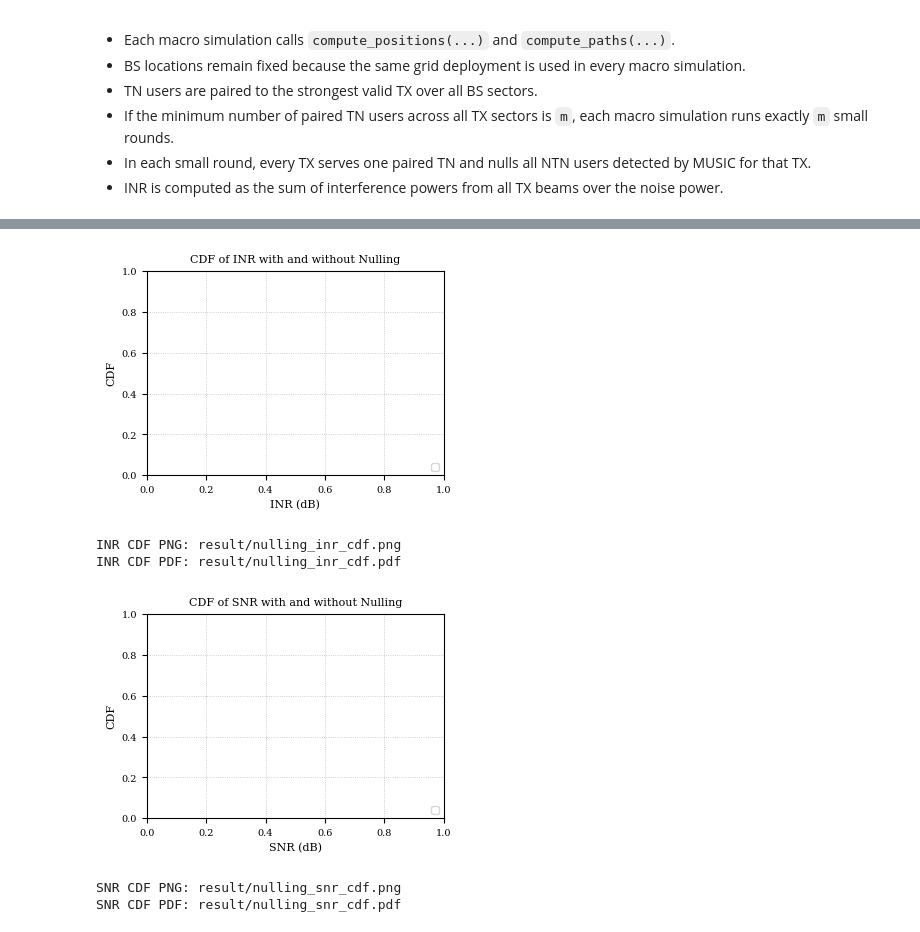
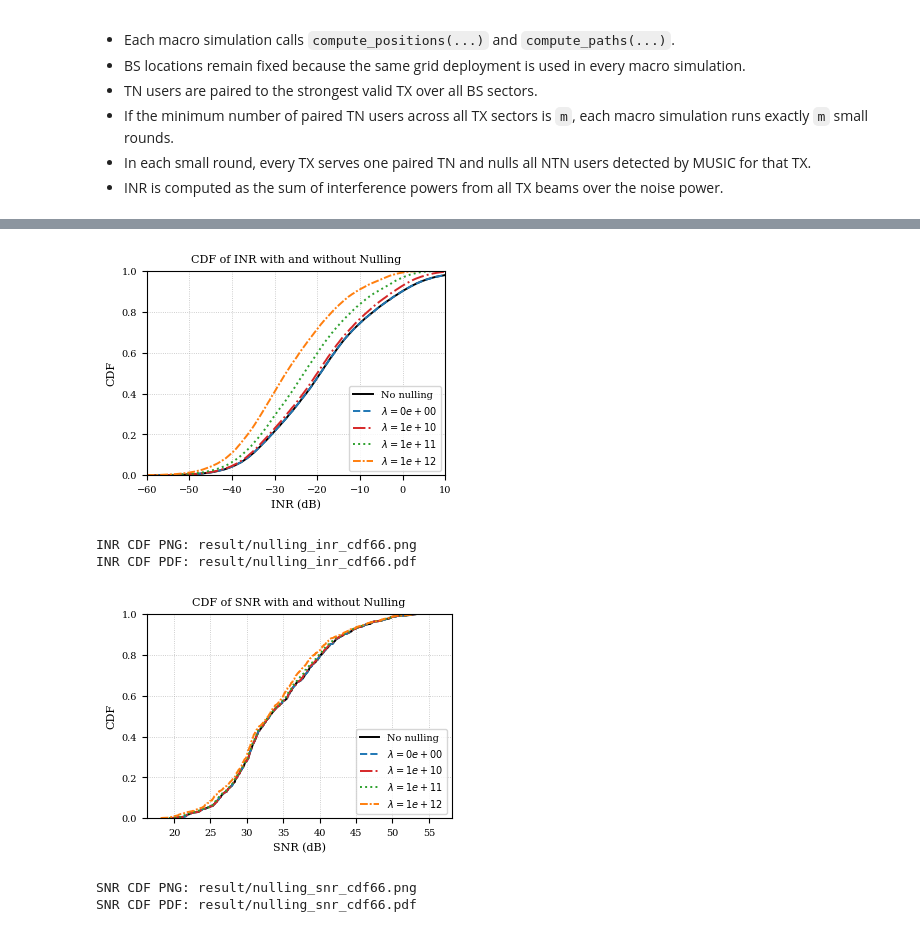
Before and after one commit to Shizhen-Jia/NTN-NULLING-NONCOH, a Jupyter notebook: Nulling_CDF.ipynb, the cells around one changed output, grey strips where cells are left out. Saved outputs shown, nothing was run; the diff lists cells and outputs as text; code cells hidden in the pictures.

```diff
--- a/Nulling_CDF.ipynb
+++ b/Nulling_CDF.ipynb
@@ -19,5 +19,6 @@ from SceneConfigSionna2 import SceneConfigSionna
 # %%
-scene = load_scene("blender_scene_big/10km_times_10km/10km_times_10km.xml")
+# scene = load_scene("blender_scene_big/10km_times_10km/10km_times_10km.xml")
+scene = load_scene("/workspace/shizhen/NTN-Nulling/Denver_Scene/Boulder/Boulder.xml")
 SceneConfig = SceneConfigSionna(scene)
 SceneConfig.build_coverage_map(grid_size=10, show_xy=True, plot=False)
 # %% [output]
@@ -27,16 +28,21 @@ y range: [-5047.131, 5042.869]
 ## Simulation Parameters
 # %%
 # Geometry and deployment
-ntn_rx = 200
+ntn_rx = 300
 tn_rx = 300
-bs_row = 3
-bs_col = 3
+bs_row = 1
+bs_col = 1
 nbs = bs_row * bs_col
 nsect = 3
 
-# Satellite direction used by compute_positions in every macro simulation
-azimuth = float(np.random.uniform(0.0, 360.0))
-elevation = float(np.random.uniform(35.0, 90.0))
+# Satellite sampling configuration for Monte Carlo
+satellite_resample_per_macro = True
+satellite_azimuth_range_deg = (0.0, 360.0)
+satellite_elevation_range_deg = (35.0, 90.0)
+
+# Fallback values used only when per-macro resampling is disabled
+azimuth = float(satellite_azimuth_range_deg[0])
+elevation = float(satellite_elevation_range_deg[0])
 
 # Carrier and array configuration
 fc = 9.99e9
@@ -65,6 +71,11 @@ print(
     f"TX sector orientation: yaw_offset={tx_sector_yaw_offset_deg:.1f} deg, "
     f"head_down={tx_head_down_deg:.1f} deg, roll={tx_sector_roll_deg:.1f} deg"
 )
-print(f"Satellite azimuth={azimuth:.2f} deg, elevation={elevation:.2f} deg")
+print(
+    "Satellite sampling: "
+    f"per_macro={satellite_resample_per_macro}, "
+    f"azimuth_range={satellite_azimuth_range_deg}, "
+    f"elevation_range={satellite_elevation_range_deg}"
+)
 # %% [output]
 TX sector orientation: yaw_offset=0.0 deg, head_down=5.0 deg, roll=0.0 deg
@@ -73,7 +84,7 @@ Satellite azimuth=253.09 deg, elevation=80.09 deg
 # Noise, thresholds, and MUSIC setup
 EkT = -174
 B = 100e6
-Tx_power_dbm = 30
+Tx_power_dbm = 40
 Tx_power = 10 ** ((Tx_power_dbm - 30) / 10)
 Tx_power_handheld_dbm = 23
 Tx_power_handheld = 10 ** ((Tx_power_handheld_dbm - 30) / 10)
@@ -169,8 +180,8 @@ compute_positions_kwargs_mc = dict(
     centerBS=False,
     bs_grid=(bs_row, bs_col),
     bs_boundary=1500,
-    # tn_building_ratio=0.6,
-    tn_building_ratio="sector ",
+    tn_building_ratio=0.6,
+    # tn_building_ratio="sector ",
     tn_distance=400,
     ntn_building_ratio=0.6,
     plot_grid=plot_layout_on_first_sim,
@@ -242,6 +253,9 @@ nulling_cdf_results = ncu.run_nulling_cdf_experiment(
     theta_display_mode=theta_display_mode,
     plot_first_sim_only=plot_layout_on_first_sim,
     show_progress=show_progress,
+    resample_satellite_per_macro=satellite_resample_per_macro,
+    satellite_azimuth_range_deg=satellite_azimuth_range_deg,
+    satellite_elevation_range_deg=satellite_elevation_range_deg,
 )
 
 metrics_path = ncu.save_experiment_metrics(
@@ -254,6 +268,8 @@ macro_stats = nulling_cdf_results["macro_stats"]
 macro_min_count = np.asarray([row["min_count"] for row in macro_stats], dtype=int)
 macro_detected_ntn = np.asarray([row["detected_ntn_count"] for row in macro_stats], dtype=int)
 macro_interfered_ntn = np.asarray([row["interfered_ntn_count"] for row in macro_stats], dtype=int)
+macro_satellite_azimuth_deg = np.asarray([row["satellite_azimuth_deg"] for row in macro_stats], dtype=np.float64)
+macro_satellite_elevation_deg = np.asarray([row["satellite_elevation_deg"] for row in macro_stats], dtype=np.float64)
 macro_phi_mae_deg = np.asarray([row["angle_metrics"].get("phi_mae_deg", np.nan) for row in macro_stats], dtype=np.float64)
 macro_elev_mae_deg = np.asarray([row["angle_metrics"].get("elev_mae_deg", np.nan) for row in macro_stats], dtype=np.float64)
 macro_angle_match_count = np.asarray([row["angle_metrics"].get("matched_pairs", 0) for row in macro_stats], dtype=int)
@@ -273,6 +289,8 @@ print(f"Macro simulations with min_count > 0: {np.count_nonzero(macro_min_count
 print(f"Average min_count: {macro_min_count.mean() if macro_min_count.size else 0:.2f}")
 print(f"Average detected NTN count: {macro_detected_ntn.mean() if macro_detected_ntn.size else 0:.2f}")
 print(f"Average interfered NTN count: {macro_interfered_ntn.mean() if macro_interfered_ntn.size else 0:.2f}")
+print(f"Satellite azimuth range used across macros: [{np.nanmin(macro_satellite_azimuth_deg):.2f}, {np.nanmax(macro_satellite_azimuth_deg):.2f}] deg")
+print(f"Satellite elevation range used across macros: [{np.nanmin(macro_satellite_elevation_deg):.2f}, {np.nanmax(macro_satellite_elevation_deg):.2f}] deg")
 print(f"Average phi MAE: {np.nanmean(macro_phi_mae_deg) if macro_phi_mae_deg.size else np.nan:.3f} deg")
 print(f"Average elevation MAE: {np.nanmean(macro_elev_mae_deg) if macro_elev_mae_deg.size else np.nan:.3f} deg")
 print(f"Raw INR samples: {nulling_cdf_results['raw_inr_db'].size}")
@@ -363,38 +363,39 @@ for idx, lambda_ in enumerate(sorted(nulling_cdf_results["null_inr_db"].keys()))
     inr_values = np.asarray(nulling_cdf_results["null_inr_db"][lambda_], dtype=np.float64)
     inr_values = inr_values[np.isfinite(inr_values)]
     if inr_values.size == 0:
         continue
 
     inr_sorted = np.sort(inr_values)
     inr_cdf = np.arange(1, inr_sorted.size + 1, dtype=np.float64) / float(inr_sorted.size)
     ax.plot(
         inr_sorted,
         inr_cdf,
         color=color_cycle[idx % len(color_cycle)],
         linestyle=style_cycle[idx % len(style_cycle)],
         label=f"$\lambda={float(lambda_):.0e}$",
     )
 
 ax.set_xlabel("INR (dB)")
 ax.set_ylabel("CDF")
 ax.set_title("CDF of INR with and without Nulling")
 ax.set_ylim(0.0, 1.0)
+ax.set_xlim(-60, 10)
 ax.grid(True, linestyle=":", linewidth=0.6, alpha=0.8)
 ax.legend(loc="lower right", frameon=True)
 fig.tight_layout(pad=0.2)
 
-inr_png_path = result_dir / "nulling_inr_cdf.png"
-inr_pdf_path = result_dir / "nulling_inr_cdf.pdf"
+inr_png_path = result_dir / "nulling_inr_cdf66.png"
+inr_pdf_path = result_dir / "nulling_inr_cdf66.pdf"
 fig.savefig(inr_png_path, dpi=400, bbox_inches="tight")
 fig.savefig(inr_pdf_path, bbox_inches="tight")
 plt.show()
 
 print(f"INR CDF PNG: {inr_png_path}")
 print(f"INR CDF PDF: {inr_pdf_path}")
 # %% [output]
-[figure, old version]
+[figure, new version]
-INR CDF PNG: result/nulling_inr_cdf.png
-INR CDF PDF: result/nulling_inr_cdf.pdf
+INR CDF PNG: result/nulling_inr_cdf66.png
+INR CDF PDF: result/nulling_inr_cdf66.pdf
 # %%
 plt.rcParams.update(
     {
@@ -446,8 +447,8 @@ ax.grid(True, linestyle=":", linewidth=0.6, alpha=0.8)
 ax.legend(loc="lower right", frameon=True)
 fig.tight_layout(pad=0.2)
 
-snr_png_path = result_dir / "nulling_snr_cdf.png"
-snr_pdf_path = result_dir / "nulling_snr_cdf.pdf"
+snr_png_path = result_dir / "nulling_snr_cdf66.png"
+snr_pdf_path = result_dir / "nulling_snr_cdf66.pdf"
 fig.savefig(snr_png_path, dpi=400, bbox_inches="tight")
 fig.savefig(snr_pdf_path, bbox_inches="tight")
 plt.show()
@@ -455,6 +456,6 @@ plt.show()
 print(f"SNR CDF PNG: {snr_png_path}")
 print(f"SNR CDF PDF: {snr_pdf_path}")
 # %% [output]
-[figure, old version]
+[figure, new version]
-SNR CDF PNG: result/nulling_snr_cdf.png
-SNR CDF PDF: result/nulling_snr_cdf.pdf
+SNR CDF PNG: result/nulling_snr_cdf66.png
+SNR CDF PDF: result/nulling_snr_cdf66.pdf
```
Also changed, not shown: parts of 6 cells of this notebook, 5 other files.
